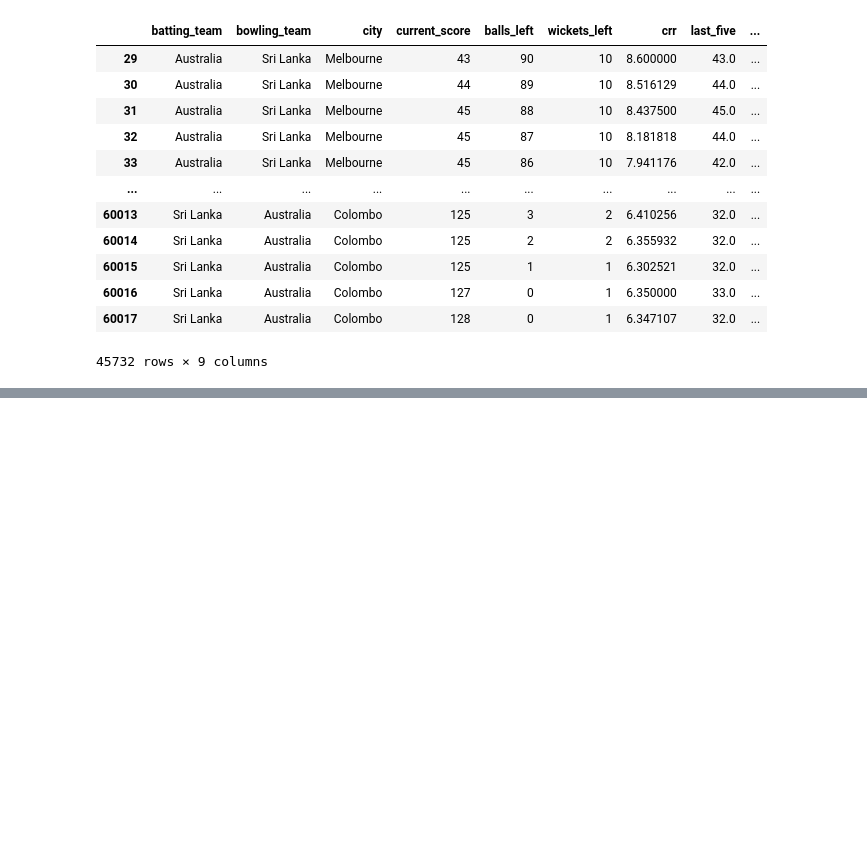
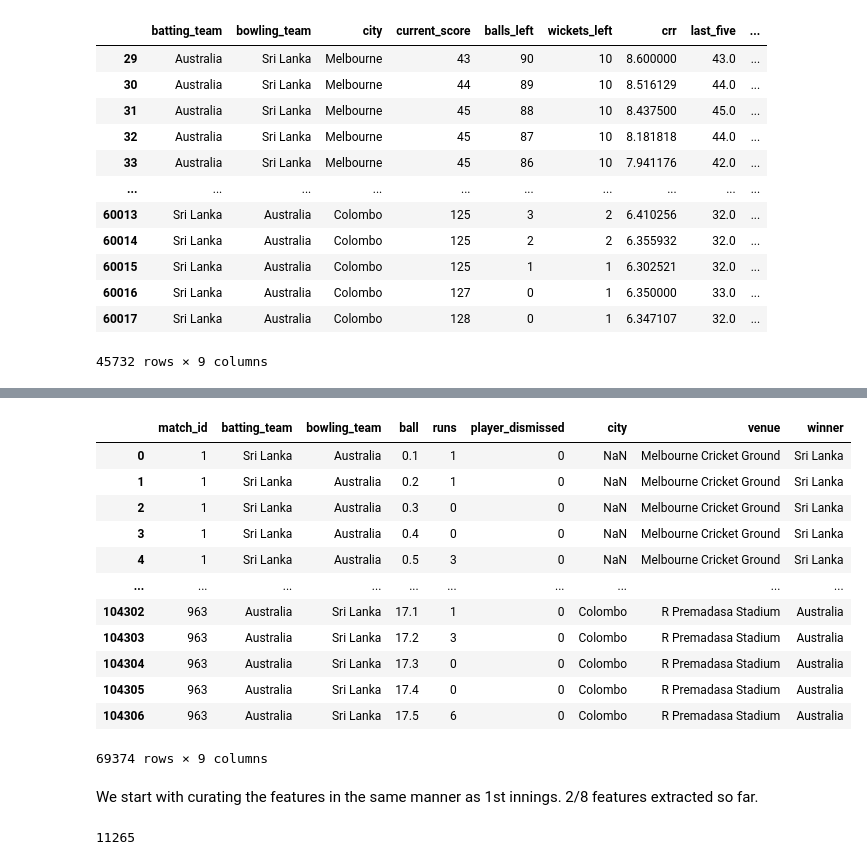
Before and after one commit to archit436/Cricket-T20-Score-Win-Predictor, a Jupyter notebook: feature_extraction.ipynb, the cells around one changed output, grey strips where cells are left out. Saved outputs shown, nothing was run; the diff lists cells and outputs as text; code cells hidden in the pictures; blank space fills up the shorter version.

```diff
--- a/feature_extraction.ipynb
+++ b/feature_extraction.ipynb
@@ -324,0 +335,28 @@ pickle.dump(final_df, open('dataset_level3_first_innings.pkl','wb'))
+# %%
+# Load the dataframe exported after data extraction for 2nd innings.
+df2 = pickle.load(open('dataset_level2_second_innings.pkl', 'rb'))
+# %%
+df2
+# %% [output]
+|  | match_id | batting_team | bowling_team | ball | runs | player_dismissed | city | venue | winner |
+| 0 | 1 | Sri Lanka | Australia | 0.1 | 1 | 0 | NaN | Melbourne Cricket Ground | Sri Lanka |
+| 1 | 1 | Sri Lanka | Australia | 0.2 | 1 | 0 | NaN | Melbourne Cricket Ground | Sri Lanka |
+| 2 | 1 | Sri Lanka | Australia | 0.3 | 0 | 0 | NaN | Melbourne Cricket Ground | Sri Lanka |
+| 3 | 1 | Sri Lanka | Australia | 0.4 | 0 | 0 | NaN | Melbourne Cricket Ground | Sri Lanka |
+| 4 | 1 | Sri Lanka | Australia | 0.5 | 3 | 0 | NaN | Melbourne Cricket Ground | Sri Lanka |
+| ... | ... | ... | ... | ... | ... | ... | ... | ... | ... |
+| 104302 | 963 | Australia | Sri Lanka | 17.1 | 1 | 0 | Colombo | R Premadasa Stadium | Australia |
+| 104303 | 963 | Australia | Sri Lanka | 17.2 | 3 | 0 | Colombo | R Premadasa Stadium | Australia |
+| 104304 | 963 | Australia | Sri Lanka | 17.3 | 0 | 0 | Colombo | R Premadasa Stadium | Australia |
+| 104305 | 963 | Australia | Sri Lanka | 17.4 | 0 | 0 | Colombo | R Premadasa Stadium | Australia |
+| 104306 | 963 | Australia | Sri Lanka | 17.5 | 6 | 0 | Colombo | R Premadasa Stadium | Australia |
+69374 rows × 9 columns
+# %% [markdown]
+We start with curating the features in the same manner as 1st innings.
+2/8 features extracted so far.
+# %%
+# Start by focusing on the city column.
+# Count the number of NaN values in the city column.
+df2['city'].isnull().sum()
+# %% [output]
+11265
```
Also changed, not shown: parts of 18 cells of this notebook, 2 other files.
